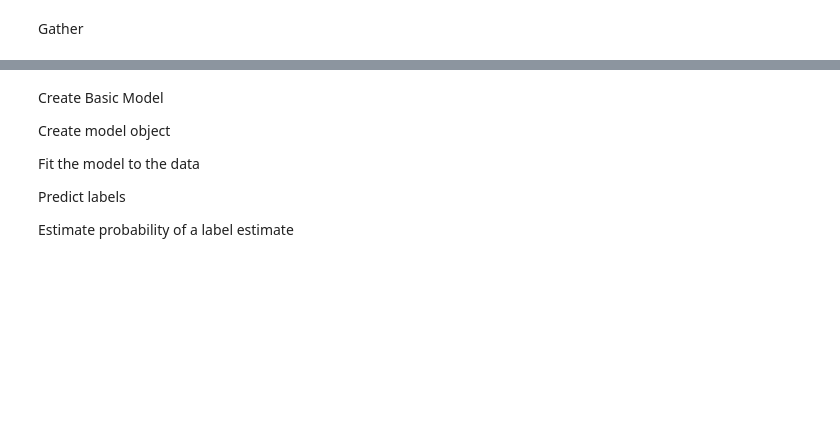
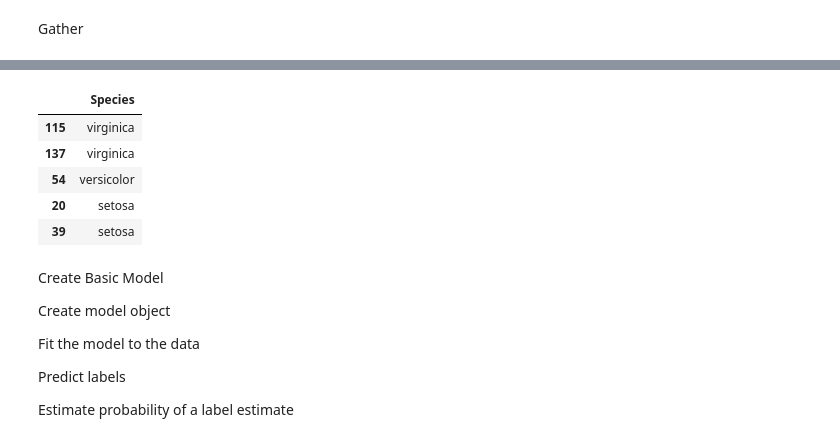
Before and after one commit to Mattsantos541/ds-methodologies-exercises, a Jupyter notebook: Classification/Model.ipynb, the cells around one changed output, grey strips where cells are left out. Saved outputs shown, nothing was run; the diff lists cells and outputs as text; code cells hidden in the pictures; blank space fills up the shorter version.

Commit message:
finally got the data right

```diff
--- a/Classification/Model.ipynb
+++ b/Classification/Model.ipynb
@@ -71,0 +44,7 @@ Index(['Sepal.Length', 'Sepal.Width', 'Petal.Length', 'Petal.Width',
+# %%
+from pydataset import data
+
+iris = data('iris')
+iris
+print(iris.head(3))
+df = iris
@@ -72,3 +70,12 @@ Index(['Sepal.Length', 'Sepal.Width', 'Petal.Length', 'Petal.Width',
+# %%
+y_train.head()
+# %% [output]
+|  | Species |
+| 115 | virginica |
+| 137 | virginica |
+| 54 | versicolor |
+| 20 | setosa |
+| 39 | setosa |
 # %% [markdown]
 Create Basic Model
 
```
Also changed, not shown: parts of 12 cells of this notebook, 4 other files.
